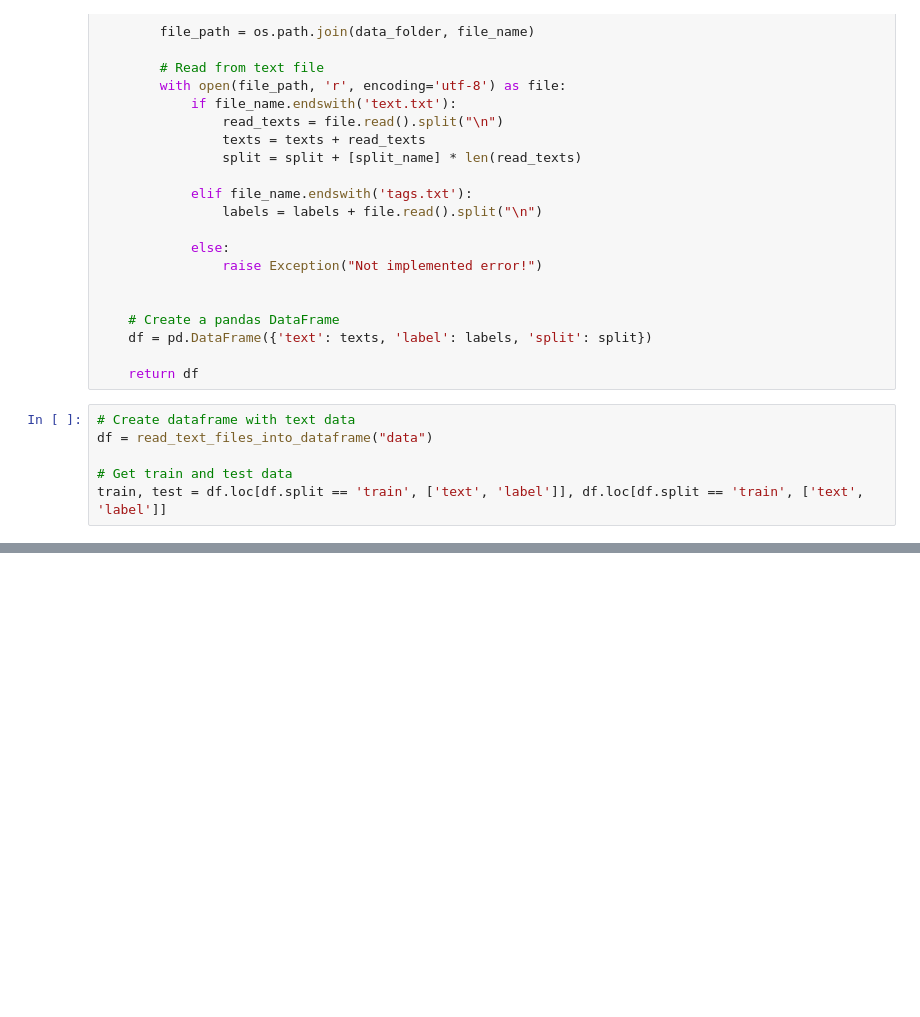
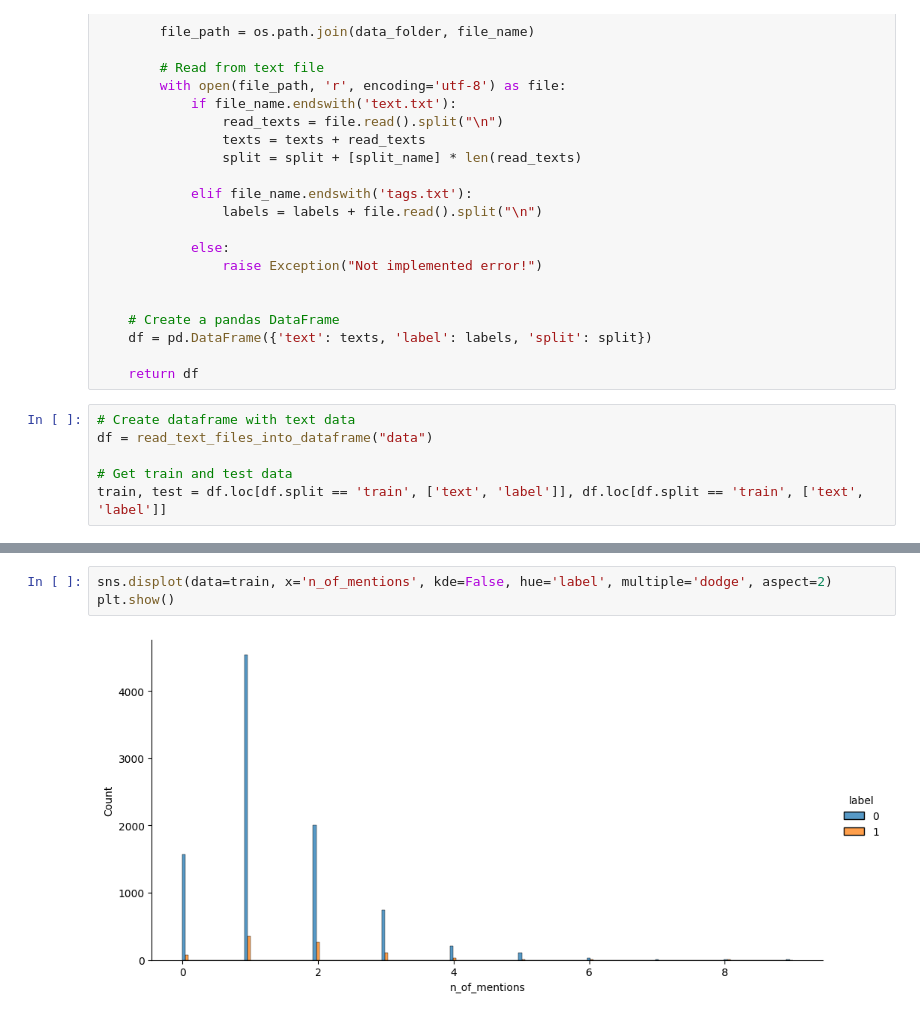
Before and after one commit to szpwski/nlp_poleval_text_classification, a Jupyter notebook: eda.ipynb, the cells around one changed output, grey strips where cells are left out. Cells and saved outputs as stored; diff of their text form; blank space fills up the shorter version.

```diff
--- a/eda.ipynb
+++ b/eda.ipynb
@@ -56,0 +68,5 @@ Name: count, dtype: int64
+# %%
+sns.displot(data=train, x='n_of_mentions', kde=False, hue='label', multiple='dodge', aspect=2)
+plt.show()
+# %% [output]
+[figure, added]
```
Also changed, not shown: parts of 13 cells of this notebook.
